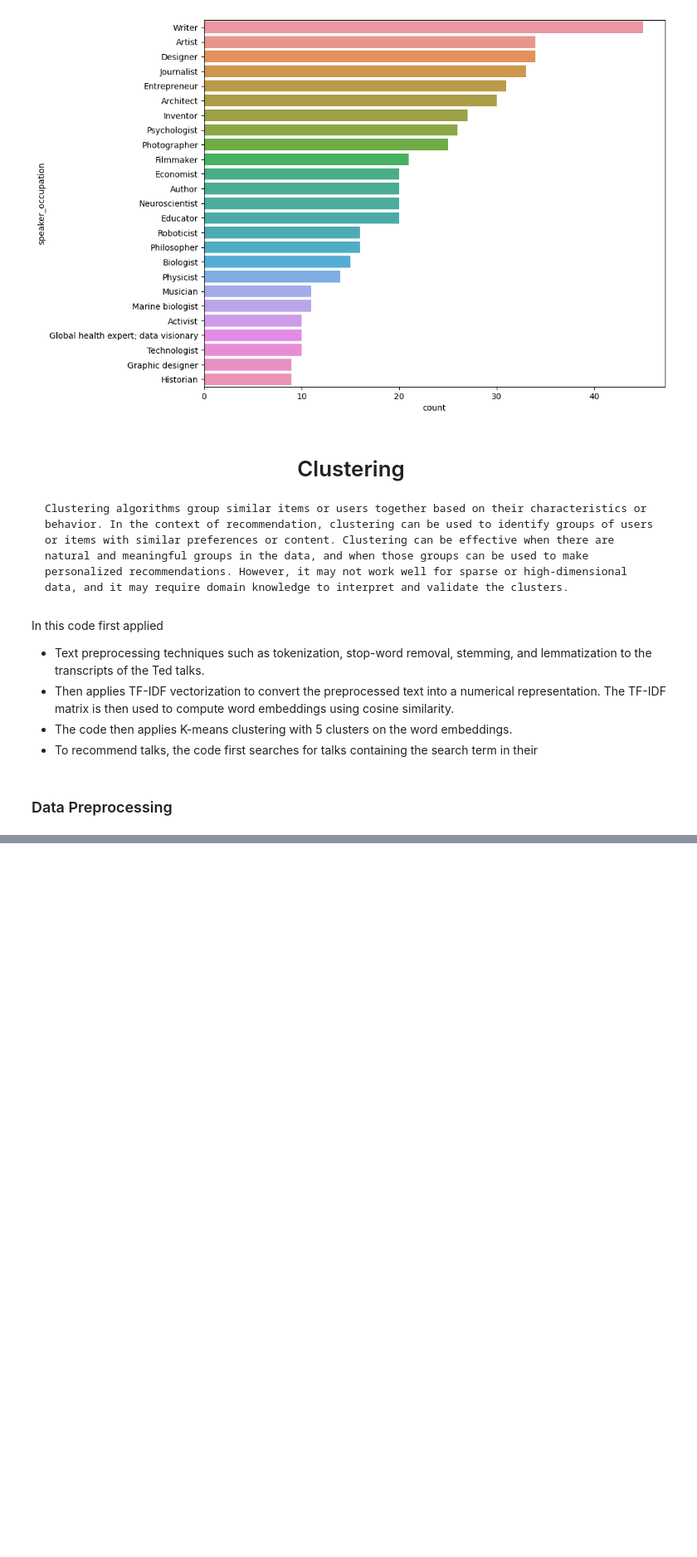
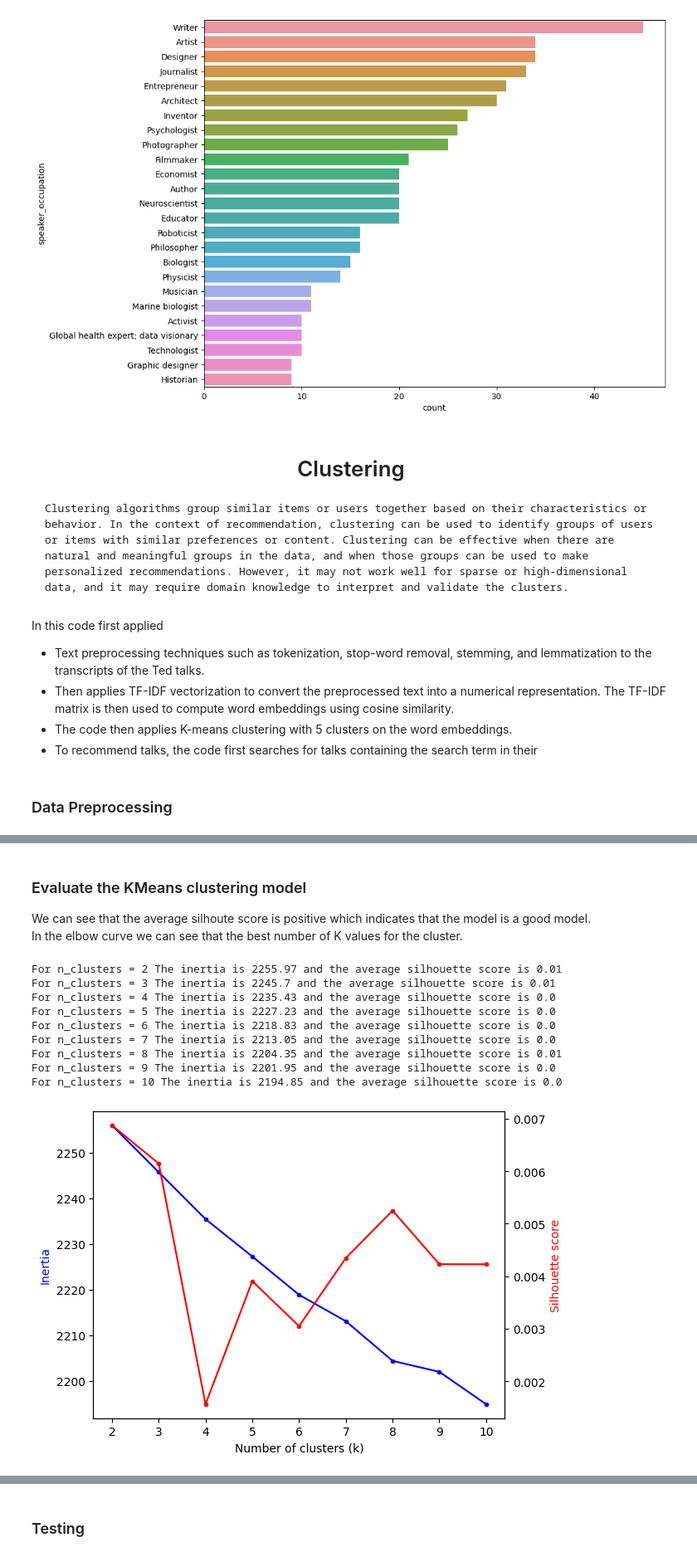
Before and after one commit to SaiBotla/UMBC-DATA606-Capstone, a Jupyter notebook: notebooks/Ted Talk Recommendation Systems.ipynb, the cells around one changed output, grey strips where cells are left out. Shown at 83% size. Cells and saved outputs as stored; diff of their text form; code cells hidden in the pictures; blank space fills up the shorter version.

```diff
--- a/notebooks/Ted Talk Recommendation Systems.ipynb
+++ b/notebooks/Ted Talk Recommendation Systems.ipynb
@@ -173,0 +179,8 @@ word_embeddings = pd.DataFrame(tfidf_matrix.toarray(), columns=tfidf_vectorizer.
+# %%
+%%time
+# Apply K-means clustering with 5 clusters on word embeddings
+kmeans = KMeans(n_clusters=5, random_state=42)
+kmeans.fit(word_embeddings)
+
+# Assign the cluster labels to the data
+ted_data_df['cluster'] = kmeans.labels_
@@ -173,0 +189,40 @@ word_embeddings = pd.DataFrame(tfidf_matrix.toarray(), columns=tfidf_vectorizer.
+# %% [markdown]
+### Evaluate the KMeans clustering model
+We can see that the average silhoute score is positive which indicates that the model is a good model.<br>
+In the elbow curve we can see that the best number of K values for the cluster.
+# %%
+%%time
+from sklearn.metrics import silhouette_score
+
+inertias = []
+silhouette_scores = []
+k_values = range(2, 11)
+for k in k_values:
+    kmeans_model = KMeans(n_clusters=k, random_state=42)
+    kmeans_model.fit(word_embeddings)
+    inertia = kmeans_model.inertia_
+    silhouette_avg = silhouette_score(word_embeddings, kmeans_model.labels_)
+    inertias.append(inertia)
+    silhouette_scores.append(silhouette_avg)
+    print("For n_clusters =", k, "The inertia is", round(inertia,2), "and the average silhouette score is", round(silhouette_avg,2))
+
+# Plot the evaluation metrics
+fig, ax1 = plt.subplots()
+ax2 = ax1.twinx()
+ax1.plot(k_values, inertias, 'b.-')
+ax2.plot(k_values, silhouette_scores, 'r.-')
+ax1.set_xlabel('Number of clusters (k)')
+ax1.set_ylabel('Inertia', color='b')
+ax2.set_ylabel('Silhouette score', color='r')
+plt.show()
+# %% [output]
+For n_clusters = 2 The inertia is 2255.97 and the average silhouette score is 0.01
+For n_clusters = 3 The inertia is 2245.7 and the average silhouette score is 0.01
+For n_clusters = 4 The inertia is 2235.43 and the average silhouette score is 0.0
+For n_clusters = 5 The inertia is 2227.23 and the average silhouette score is 0.0
+For n_clusters = 6 The inertia is 2218.83 and the average silhouette score is 0.0
+For n_clusters = 7 The inertia is 2213.05 and the average silhouette score is 0.0
+For n_clusters = 8 The inertia is 2204.35 and the average silhouette score is 0.01
+For n_clusters = 9 The inertia is 2201.95 and the average silhouette score is 0.0
+For n_clusters = 10 The inertia is 2194.85 and the average silhouette score is 0.0
+[figure, added]
@@ -173,0 +230,2 @@ word_embeddings = pd.DataFrame(tfidf_matrix.toarray(), columns=tfidf_vectorizer.
+# %% [markdown]
+### Testing
```
Also changed, not shown: parts of 51 cells of this notebook.
